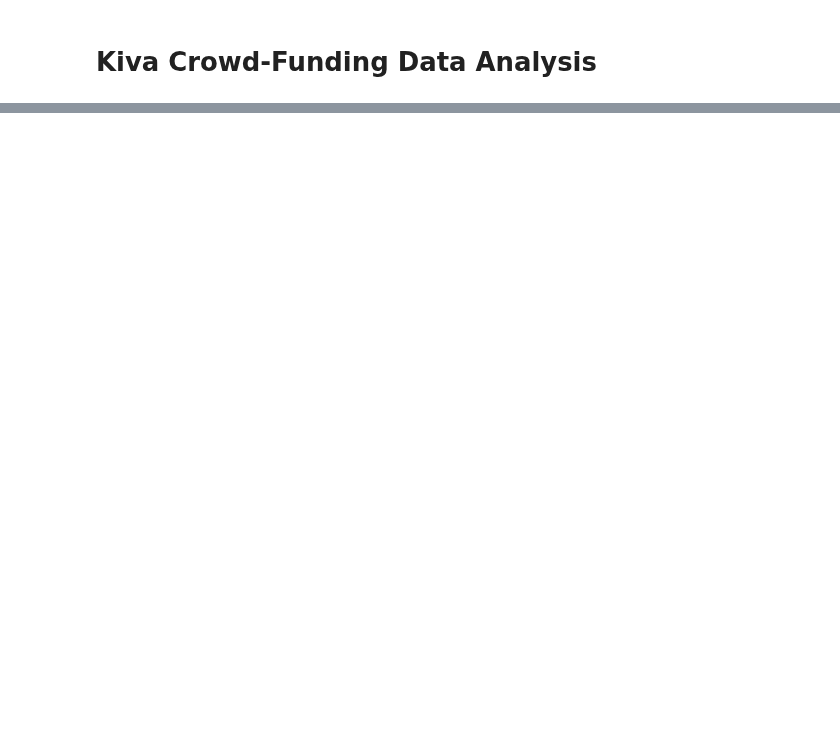
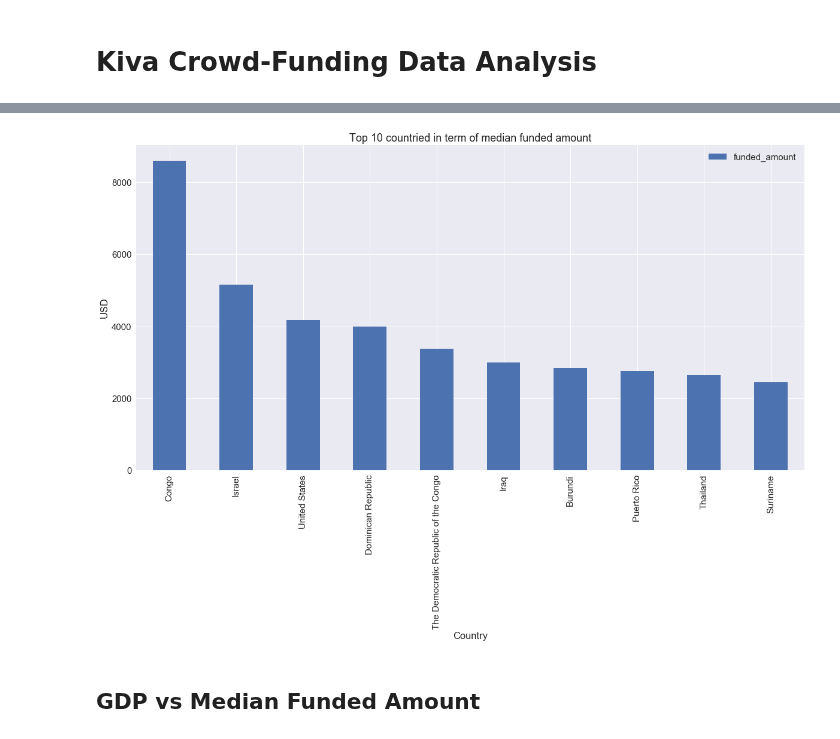
Before and after one commit to feng443/RUDS-Proj1-Kiva-Crowd-Funding-Visualization, a Jupyter notebook: ChanDataExploring.ipynb, the cells around one changed output, grey strips where cells are left out. Drawn from its saved outputs; the diff is of its cells as text; code cells hidden in the pictures; blank space fills up the shorter version.

```diff
--- a/ChanDataExploring.ipynb
+++ b/ChanDataExploring.ipynb
@@ -96,0 +70,14 @@ df.country.value_counts()
+# %%
+figure, ax = plt.subplots(figsize=(20,10))
+( df.groupby('country')[['funded_amount']].median() ).sort_values(
+    by='funded_amount', ascending=False).head(10).plot.bar(
+    ax=ax,
+)
+plt.xlabel('Country')
+plt.ylabel('USD')
+plt.title('Top 10 countried in term of median funded amount')
+plt.show()
+# %% [output]
+[figure, added]
+# %% [markdown]
+## GDP vs Median Funded Amount
```
Also changed, not shown: parts of 41 cells of this notebook, 1 other file.
